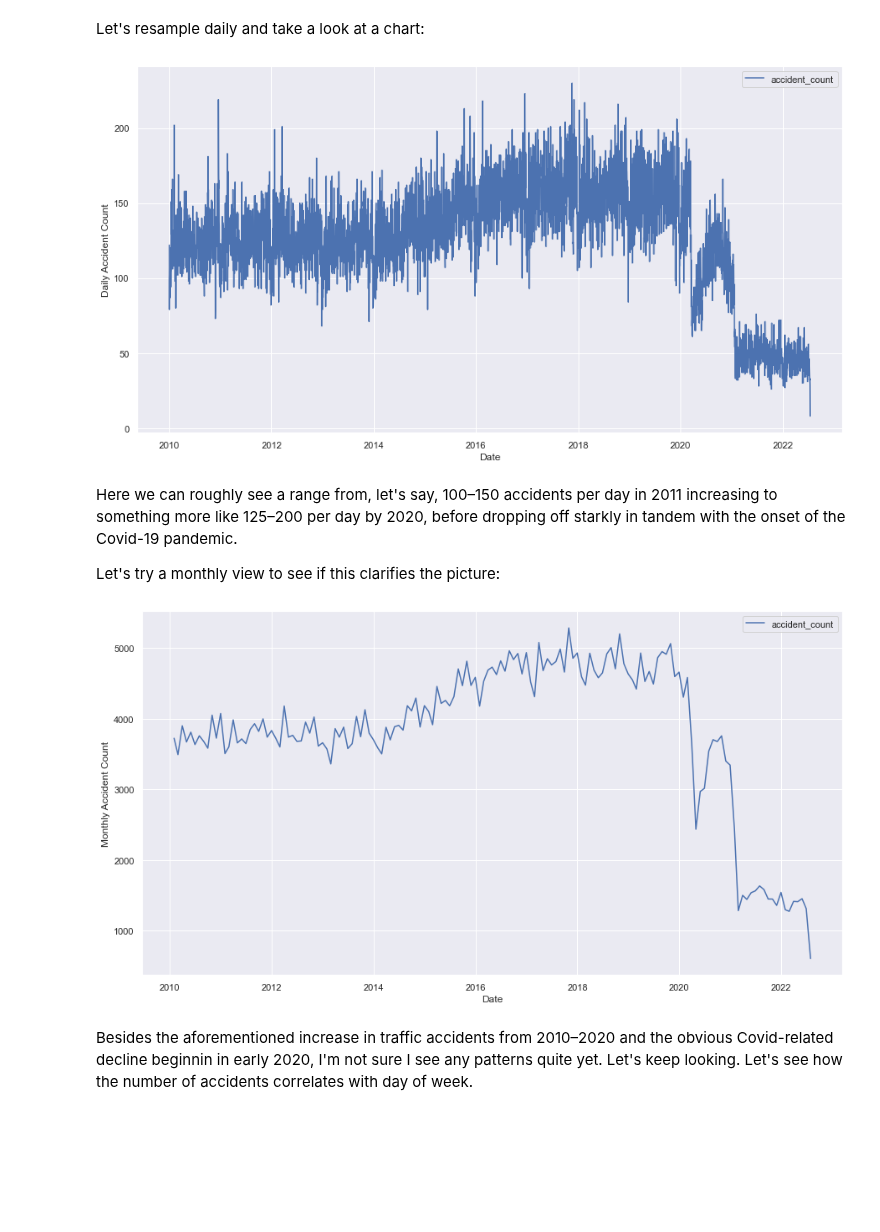
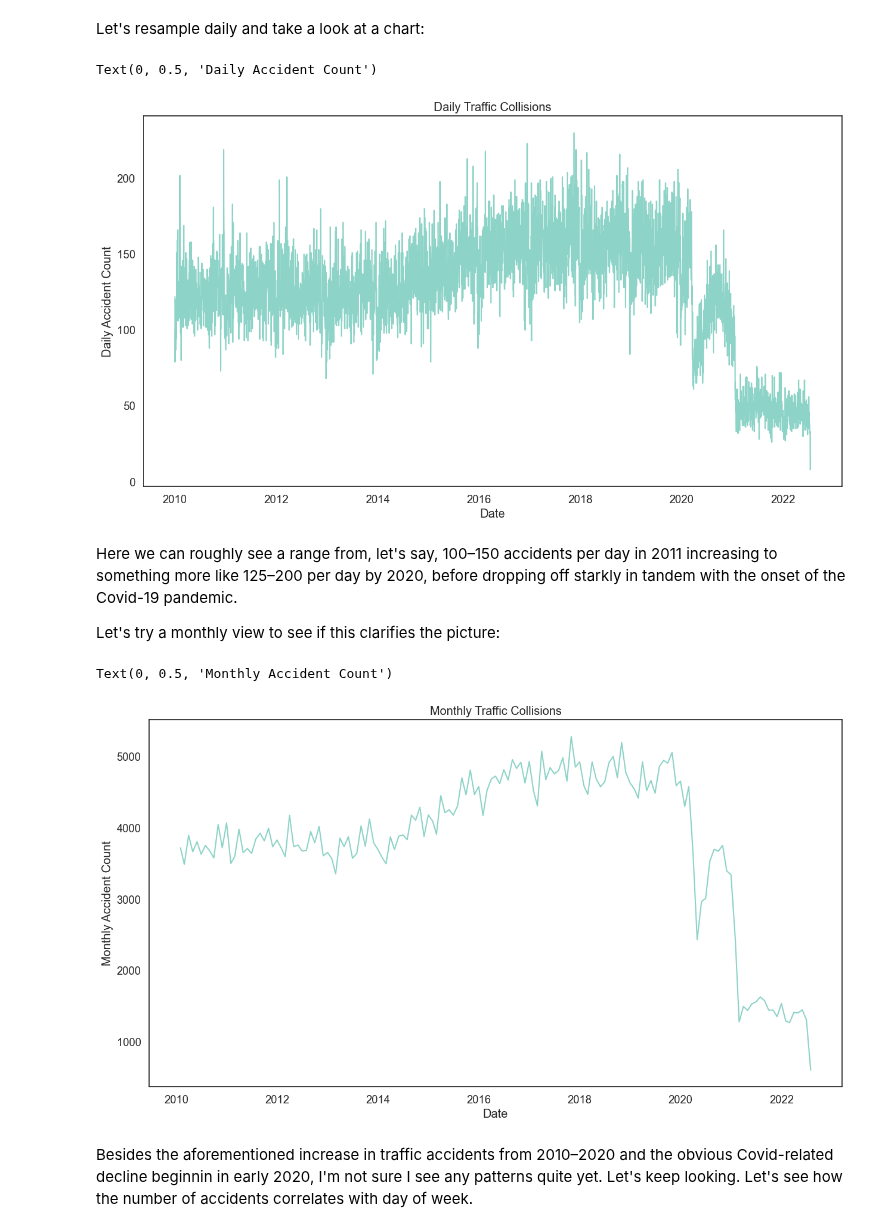
Before and after one commit to zrottman/data-exploration, a Jupyter notebook: LA_traffic_accidents/01_collisions_times.ipynb, the cells around one changed output. Drawn from its saved outputs; the diff is of its cells as text; code cells hidden in the pictures; blank space fills up the shorter version.

Commit message:
Update and export visualizations

```diff
--- a/LA_traffic_accidents/01_collisions_times.ipynb
+++ b/LA_traffic_accidents/01_collisions_times.ipynb
@@ -12,7 +12,6 @@ import pandas as pd
 import numpy as np
 import matplotlib.pyplot as plt
 import seaborn as sns
-sns.set()
 
 # Load dataset. Force dtype 'str' to preserve leading zeroes in 'Time Occurred' col
 traffic = pd.read_csv('../data/LA-traffic-collision-2010-to-present.csv', dtype='str')
@@ -148,16 +173,23 @@ by_month
 151 rows × 1 columns
 # %% [markdown]
 Let's resample daily and take a look at a chart:
+# %%
+# Set theme and palette
+sns.set_theme(style='white', font_scale=1.2, palette='Set3')
 # %%
 by_day = data.resample('D').sum()
 
 fig, ax = plt.subplots(figsize=(15,8))
-sns.lineplot(data=by_day, ax=ax)
+sns.lineplot(data=by_day, ax=ax, legend=False)
 
+ax.set_title('Daily Traffic Collisions')
 ax.set_xlabel('Date')
-ax.set_ylabel('Daily Accident Count');
+ax.set_ylabel('Daily Accident Count')
+
+#plt.savefig(fname='traffic-collisions_daily.png', dpi=150, bbox_inches='tight');
 # %% [output]
+Text(0, 0.5, 'Daily Accident Count')
-[figure, old version]
+[figure, new version]
 # %% [markdown]
 Here we can roughly see a range from, let's say, 100–150 accidents per day in 2011 increasing to something more like 125–200 per day by 2020, before dropping off starkly in tandem with the onset of the Covid-19 pandemic.
 
@@ -165,12 +197,16 @@ Let's try a monthly view to see if this clarifies the picture:
 # %%
 fig, ax = plt.subplots(figsize=(15,8))
 
-sns.lineplot(data=by_month, ax=ax)
+sns.lineplot(data=by_month, ax=ax, legend=False)
 
+ax.set_title('Monthly Traffic Collisions')
 ax.set_xlabel('Date')
-ax.set_ylabel('Monthly Accident Count');
+ax.set_ylabel('Monthly Accident Count')
+
+#plt.savefig(fname='traffic-collisions_monthly.png', dpi=150, bbox_inches='tight');
 # %% [output]
+Text(0, 0.5, 'Monthly Accident Count')
-[figure, old version]
+[figure, new version]
 # %% [markdown]
 Besides the aforementioned increase in traffic accidents from 2010–2020 and the obvious Covid-related decline beginnin in early 2020, I'm not sure I see any patterns quite yet. Let's keep looking. Let's see how the number of accidents correlates with day of week.
 # %%
```
Also changed, not shown: parts of 8 cells of this notebook.
